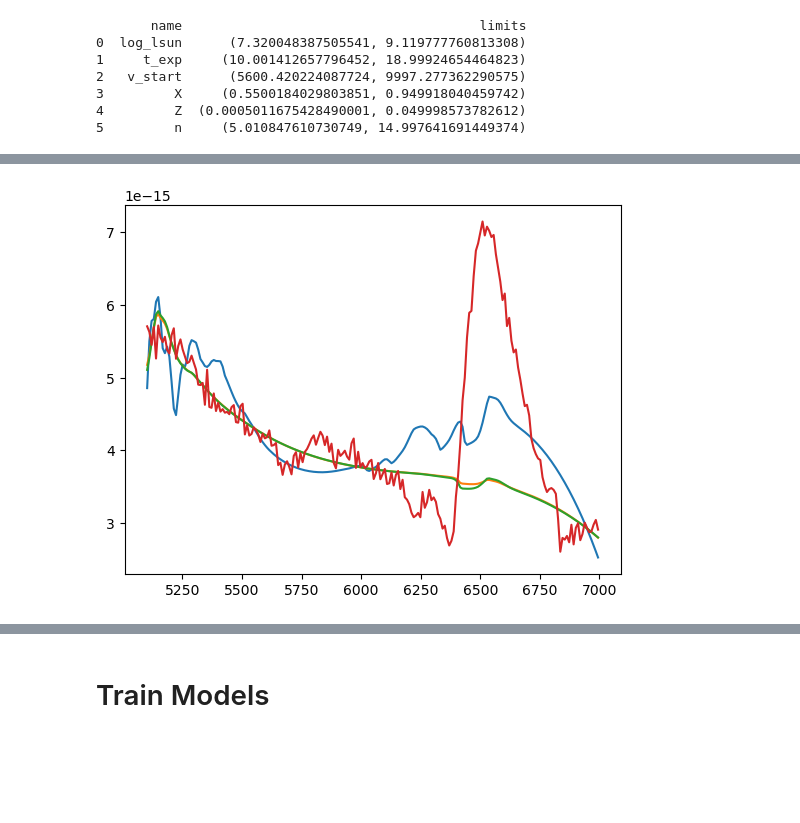
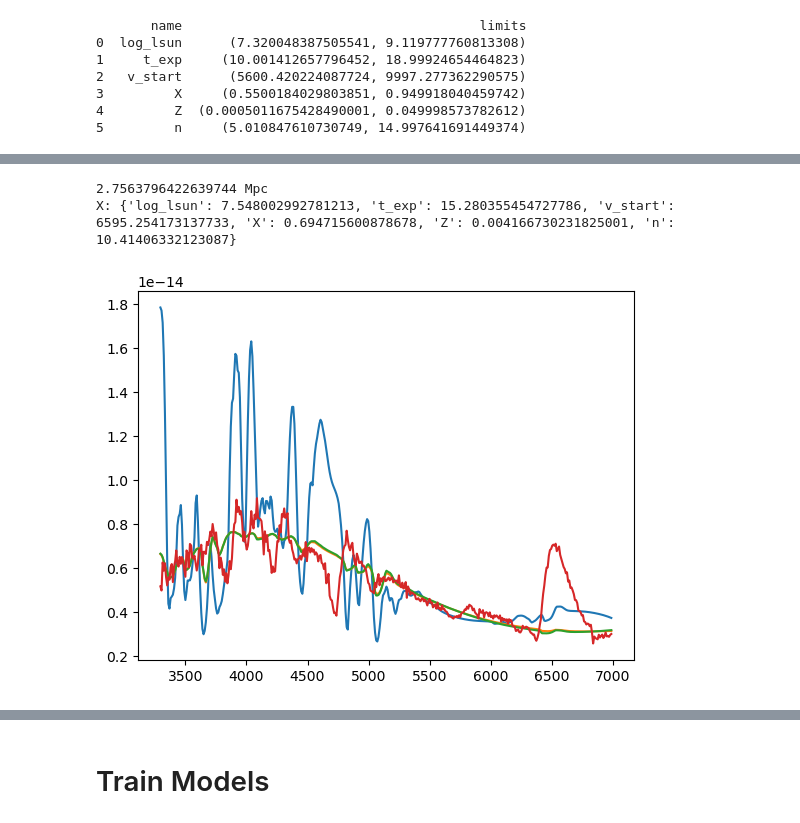
Before and after one commit to MichaelLukaszyk/iip-emulator, a Jupyter notebook: emulator/interpolator/interp.ipynb, the cells around one changed output, grey strips where cells are left out. Drawn from its saved outputs; the diff is of its cells as text; code cells hidden in the pictures; blank space fills up the shorter version.

```diff
--- a/emulator/interpolator/interp.ipynb
+++ b/emulator/interpolator/interp.ipynb
@@ -17,10 +17,11 @@ def show_active():
     plt.close(fig)
 
 # Fit settings
-fit_max_wav = 10000 # 7000
-fit_min_wav = 5100 # 5100
+fit_max_wav = 7000 # 7000
+fit_min_wav = 3000 # 5100
 
 # Get model data
+# param_names, X, y, wav_mod = util.read_runs('2020jfo-A')
 param_names, X, y, wav_mod = util.read_runs('new_atomic_runs')
 bad_indices = [20, 25, 27, 29, 50, 272, 273, 314, 350, 372, 397, 406, 465, 481, 631, 645, 682, 923, 935, 958, 983, 1078, 1129, 1144, 1225, 1268, 1275, 1298, 1300, 1346, 1433, 1606, 1743, 1904, 1953, 1975, 2139, 2156, 2194, 2242, 2457, 2523, 2544, 2615, 2638, 2664, 2708, 2859, 2904, 3046, 3055, 3182, 3317, 3338, 3358, 3405, 3433, 3620, 3773, 3797, 3808, 3851, 3892, 3910, 3918, 4024, 4043, 4052, 4079, 4175, 4199, 4328, 4375, 4409, 4432, 4499, 4500, 4559, 4572, 4758, 4792, 4877, 4883, 4916, 4928, 5111, 5161, 5325, 5364, 5390, 5448, 5459, 5527, 5570, 5683, 5812, 5818, 5819, 5832, 5996, 6197, 6417, 6519, 6684, 6709, 6806, 6844, 6924, 6985, 7062, 7120, 7204, 7263, 7275, 7300, 7353, 7444, 7541, 7567, 7598, 7602, 7703, 7755, 7883, 7921, 8096, 8115, 8439]
 X, y = util.remove_bad_indices(X, y, bad_indices)
@@ -72,7 +93,7 @@ if False:
 if False:
     from emulator.interpolator import util
     import os
-    folder_path = os.path.dirname('C:/Users/mikel/Desktop/new_atomic_runs_2/')
-    param_names = ['log_lsun', 't_exp', 'v_start', 'X', 'Z', 'n']
-    util.save_runs(folder_path, param_names, 'new_atomic_runs_2')
+    folder_path = os.path.dirname('C:/Users/mikel/Desktop/2020jfo-A/')
+    param_names = ['log_lsun', 't_exp', 'X', 'Z', 'n']
+    util.save_runs(folder_path, param_names, '2020jfo-A')
 # %%
@@ -169,33 +222,29 @@ show_active()
 # %%
 # Simple minimze MSE fit
 mse = []
 for y_mod in y:
     y_mod_corr = continuum_removal(y_mod)
-    # y_mod_norm = y_mod_corr / y_mod_corr.mean()
-    # y_obs_norm = y_obs / y_obs.mean()
-    # mse.append(np.mean((y_mod_norm - y_obs_norm)**2))
     mse.append(np.mean((y_obs - y_mod_corr)**2/y_obs_err**2))
 
 plt.figure()
 order = np.argsort(mse)
 for i in range(3):
-    lowest_i = i
-    # lowest_i = np.argmin(mse)
-    X_best = X[lowest_i]
-    y_best = continuum_removal(y[lowest_i])
+    plt.plot(wav, continuum_removal(y[i]))
 
-    plt.plot(wav, y_best)
+    if i == 0:
+        y_mod_unscaled = continuum_removal(y[i], normalize_p=True)
+        scale = (y_mod_unscaled / y_obs).mean()
+        distance = util.distance(scale)
+        # lum = np.trapz(np.flip(y_original[i]), np.flip(wav_original))
+        print(distance)
+        print('X:', dict(zip(sampler_names, X[i])))
+
 plt.plot(wav, y_obs)
-# plt.plot(wav, y_best / np.mean(y_best))
-# plt.plot(wav, y_obs / np.mean(y_obs))
-
-# distance = util.distance(np.mean(y_best) / np.mean(y_obs))
-# print(distance)
-# print('X:', dict(zip(sampler_names, X_best)))
-
 show_active()
 # %% [output]
+2.7563796422639744 Mpc
+X: {'log_lsun': 7.548002992781213, 't_exp': 15.280355454727786, 'v_start': 6595.254173137733, 'X': 0.694715600878678, 'Z': 0.004166730231825001, 'n': 10.41406332123087}
-[figure, old version]
+[figure, new version]
 # %%
 # Visualize sampling coverage
 print('Spectra shape:', y.shape)
```
Also changed, not shown: parts of 21 cells of this notebook, 5 other files.
